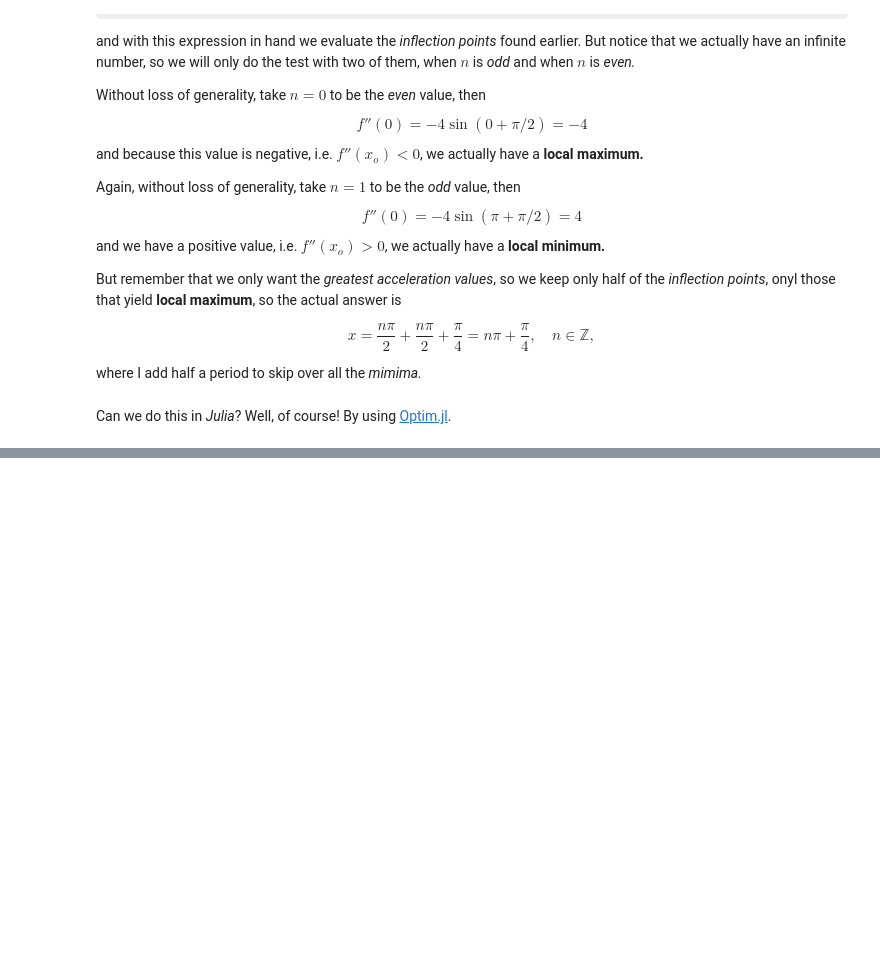
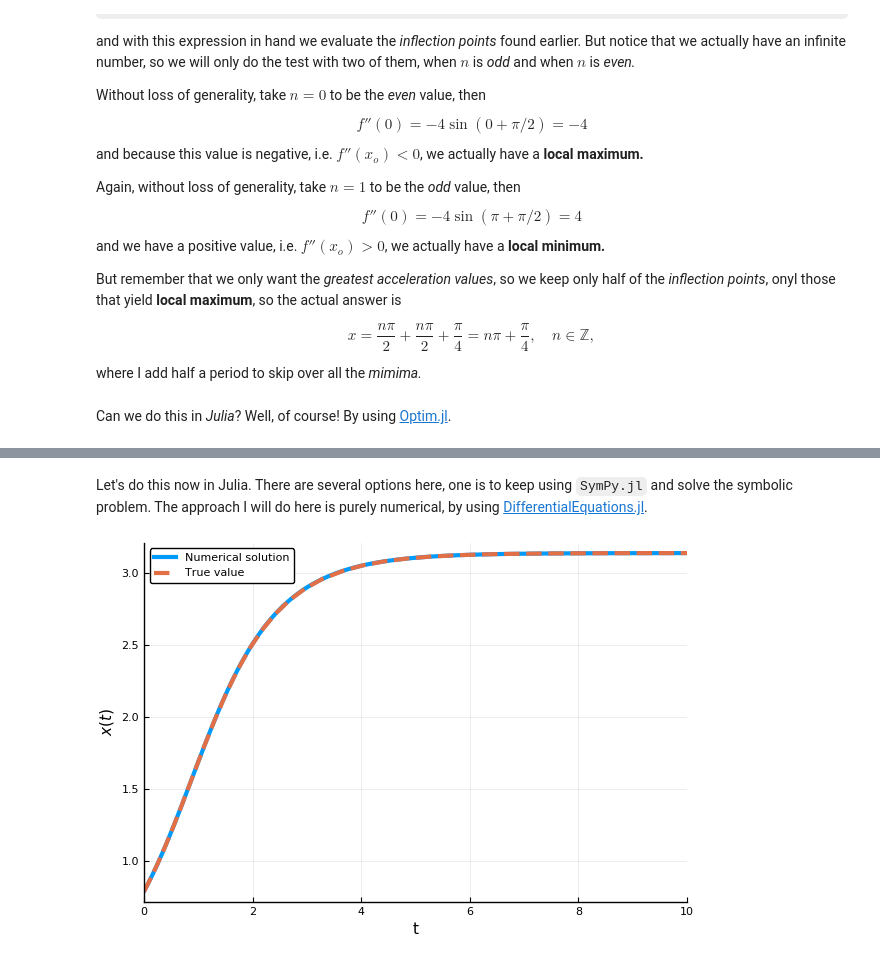
Before and after one commit to edwinb-ai/nonlinear-dynamics, a Jupyter notebook: ch-02/Exercise-2.1.ipynb, the cells around one changed output, grey strips where cells are left out. Saved outputs shown, nothing was run; the diff lists cells and outputs as text; code cells hidden in the pictures; some formulas as TeX source; blank space fills up the shorter version.

```diff
--- a/ch-02/Exercise-2.1.ipynb
+++ b/ch-02/Exercise-2.1.ipynb
@@ -131,11 +131,10 @@ So part _a_ is quite simple, we are asked to differentiate one time the system i
 \end{equation}
 # %%
 # Is it possible to do it in Julia? Yes, at least using SymPy
-using PyCall
-sympy = pyimport("sympy")
+using SymPy
 
 # First, define the needed symbols
-x = sympy.Symbol("x")
+x = Symbol("x")
 y = sympy.sin(x)
 F = sympy.Function("f")
 # %% [output]
@@ -268,0 +328,2 @@ Conclude that $x(t) \to \pi$ as $t \to \infty.$
+# %% [markdown]
+Let's do this now in Julia. There are several options here, one is to keep using `SymPy.jl` and solve the symbolic problem. The approach I will do here is purely numerical, by using [DifferentialEquations.jl](https://docs.juliadiffeq.org/latest/index.html).
@@ -268,0 +333,19 @@ Conclude that $x(t) \to \pi$ as $t \to \infty.$
+# %%
+# The API demands to create a three-variable function for the LHS of the
+# ODE problem
+h(x, p, t) = sin(x)
+# Define the initial conditions
+x0 = pi/4
+# Create a tuple for the time span
+tspan = (0.0, 10.0)
+# Create and ODEProblem as defined in the documentation
+prob = ODEProblem(h, x0, tspan)
+# Solve the problem
+sol = DifferentialEquations.solve(prob, reltol=1e-8, abstol=1e-8)
+# Plot the results
+plot(sol, lab = "Numerical solution", ylabel=L"x(t)")
+# Define the analytical solution and plot it as well
+true_val(x) = 2.0*atan(exp(x)/(sqrt(2)+1))
+plot!(sol.t, true_val.(sol.t), lw=3, ls=:dash, lab = "True value")
+# %% [output]
+[figure, added]
```
Also changed, not shown: parts of 11 cells of this notebook.
